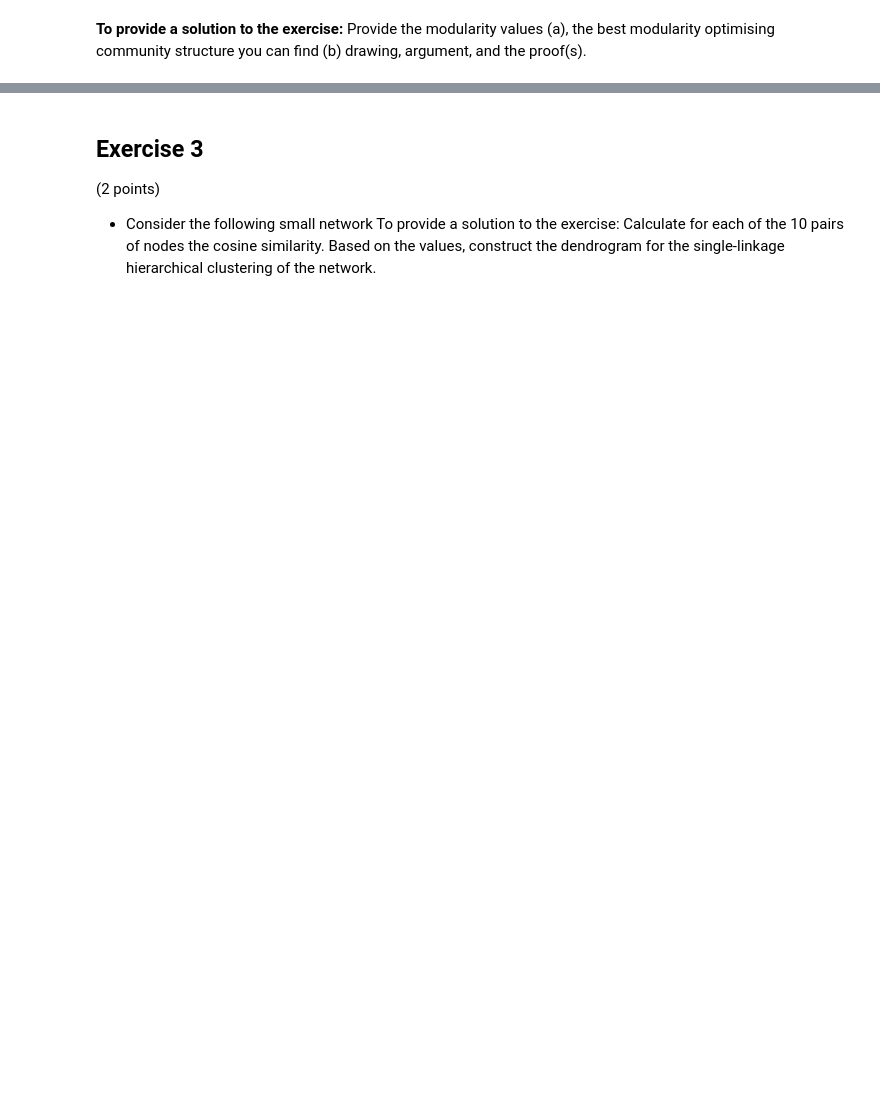
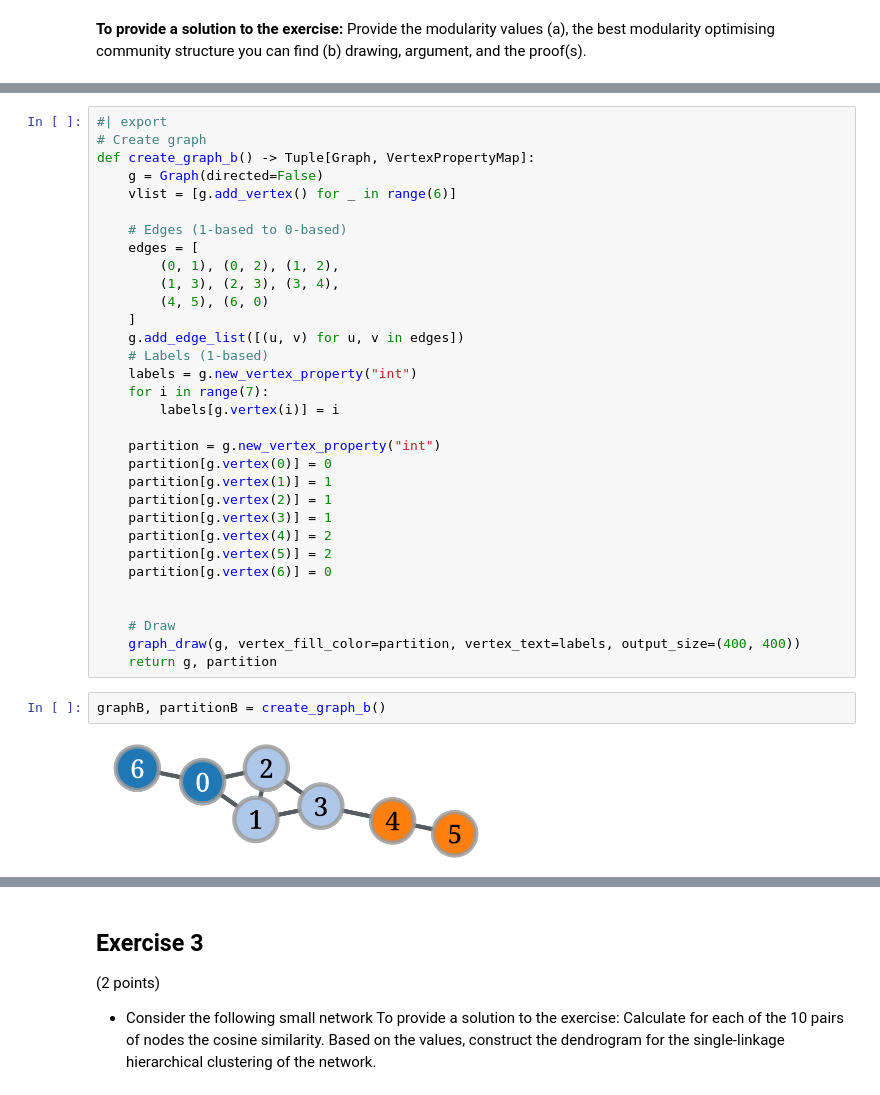
Before and after one commit to flupppi/EiPy, a Jupyter notebook: nbs/02_netana_ex04.ipynb, the cells around one changed output, grey strips where cells are left out. Saved outputs shown, nothing was run; the diff lists cells and outputs as text; blank space fills up the shorter version.

```diff
--- a/nbs/02_netana_ex04.ipynb
+++ b/nbs/02_netana_ex04.ipynb
@@ -328,0 +324,36 @@ Provide the modularity values (a), the best modularity optimising community stru
+# %%
+#| export
+# Create graph
+def create_graph_b() -> Tuple[Graph, VertexPropertyMap]:
+    g = Graph(directed=False)
+    vlist = [g.add_vertex() for _ in range(6)]
+
+    # Edges (1-based to 0-based)
+    edges = [
+        (0, 1), (0, 2), (1, 2),
+        (1, 3), (2, 3), (3, 4),
+        (4, 5), (6, 0)
+    ]
+    g.add_edge_list([(u, v) for u, v in edges])
+    # Labels (1-based)
+    labels = g.new_vertex_property("int")
+    for i in range(7):
+        labels[g.vertex(i)] = i
+
+    partition = g.new_vertex_property("int")
+    partition[g.vertex(0)] = 0
+    partition[g.vertex(1)] = 1
+    partition[g.vertex(2)] = 1
+    partition[g.vertex(3)] = 1
+    partition[g.vertex(4)] = 2
+    partition[g.vertex(5)] = 2
+    partition[g.vertex(6)] = 0
+
+
+    # Draw
+    graph_draw(g, vertex_fill_color=partition, vertex_text=labels, output_size=(400, 400))
+    return g, partition
+# %%
+graphB, partitionB = create_graph_b()
+# %% [output]
+[figure, added]
```
Also changed, not shown: parts of 25 cells of this notebook, 3 other files.
